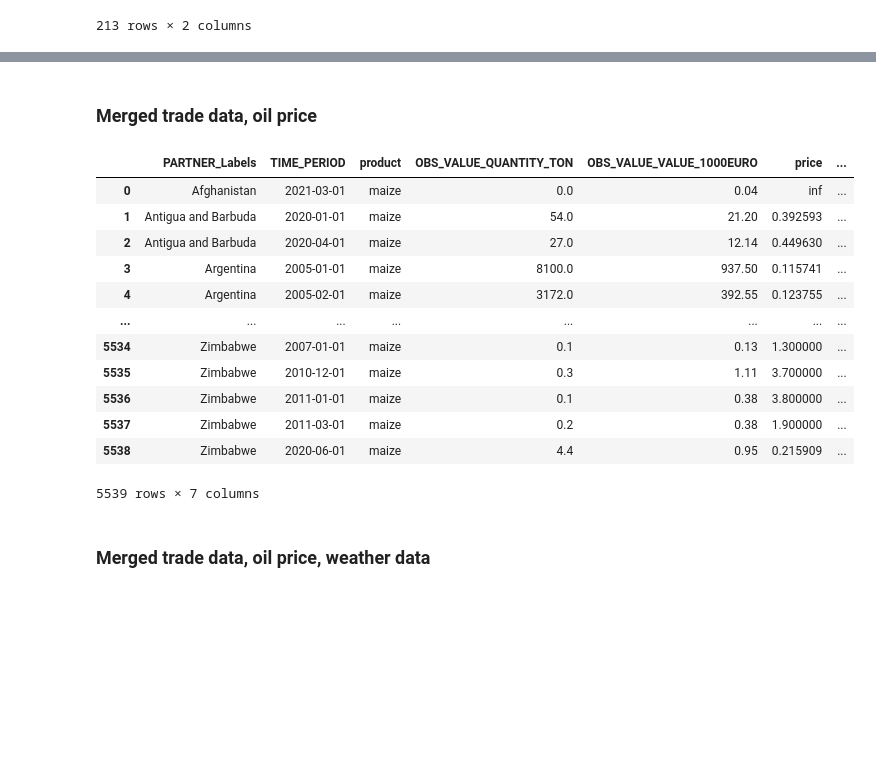
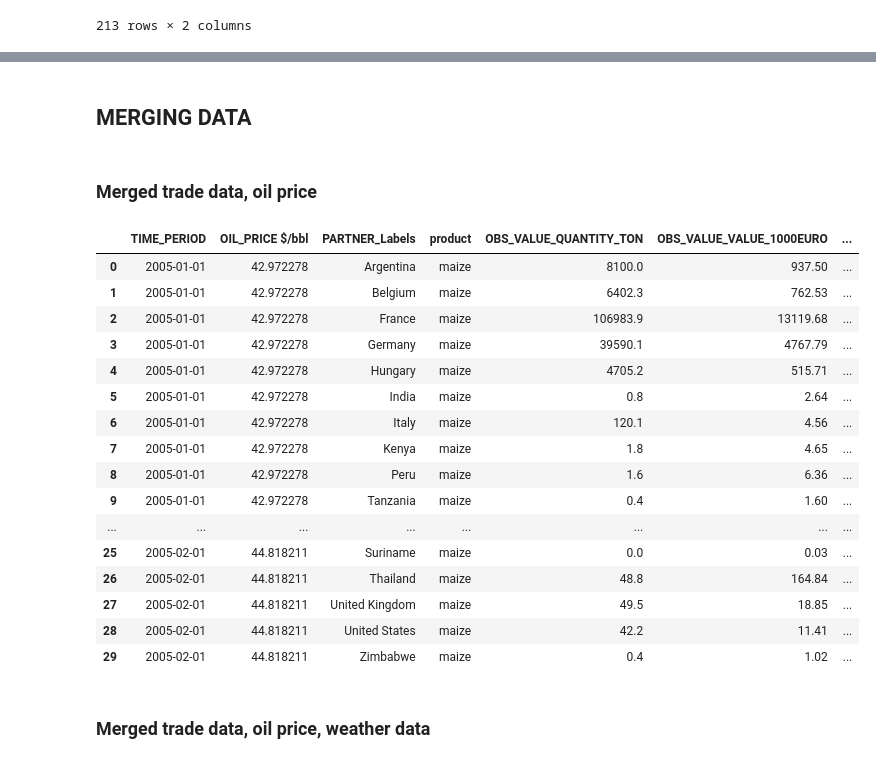
Before and after one commit to Gogonemnem/erasmus-university-rotterdam-assignments, a Jupyter notebook: code/notebooks/Bas/MAIZE - Data cleaning - full dataframe.ipynb, the cells around one changed output, grey strips where cells are left out. Cells and saved outputs as stored; diff of their text form; code cells hidden in the pictures; blank space fills up the shorter version.

```diff
--- a/code/notebooks/Bas/MAIZE - Data cleaning - full dataframe.ipynb
+++ b/code/notebooks/Bas/MAIZE - Data cleaning - full dataframe.ipynb
@@ -307,23 +305,29 @@ df_macroeconomic
+# %% [markdown]
+## MERGING DATA
 # %% [markdown]
 ### Merged trade data, oil price
 # %%
 df_maize['TIME_PERIOD'] = pd.to_datetime(df_maize['TIME_PERIOD'])
-df_merged_trade_oil = df_maize.merge(df_oil_price, on='TIME_PERIOD', how='left')
-df_merged_trade_oil
+df_merged_trade_oil = df_oil_price.merge(df_maize, on='TIME_PERIOD', how='outer')
+df_merged_trade_oil.head(30)
 # %% [output]
-|  | PARTNER_Labels | TIME_PERIOD | product | OBS_VALUE_QUANTITY_TON | OBS_VALUE_VALUE_1000EURO | price | ... |
-| 0 | Afghanistan | 2021-03-01 | maize | 0.0 | 0.04 | inf | ... |
-| 1 | Antigua and Barbuda | 2020-01-01 | maize | 54.0 | 21.20 | 0.392593 | ... |
-| 2 | Antigua and Barbuda | 2020-04-01 | maize | 27.0 | 12.14 | 0.449630 | ... |
-| 3 | Argentina | 2005-01-01 | maize | 8100.0 | 937.50 | 0.115741 | ... |
-| 4 | Argentina | 2005-02-01 | maize | 3172.0 | 392.55 | 0.123755 | ... |
+|  | TIME_PERIOD | OIL_PRICE $/bbl | PARTNER_Labels | product | OBS_VALUE_QUANTITY_TON | OBS_VALUE_VALUE_1000EURO | ... |
+| 0 | 2005-01-01 | 42.972278 | Argentina | maize | 8100.0 | 937.50 | ... |
+| 1 | 2005-01-01 | 42.972278 | Belgium | maize | 6402.3 | 762.53 | ... |
+| 2 | 2005-01-01 | 42.972278 | France | maize | 106983.9 | 13119.68 | ... |
+| 3 | 2005-01-01 | 42.972278 | Germany | maize | 39590.1 | 4767.79 | ... |
+| 4 | 2005-01-01 | 42.972278 | Hungary | maize | 4705.2 | 515.71 | ... |
+| 5 | 2005-01-01 | 42.972278 | India | maize | 0.8 | 2.64 | ... |
+| 6 | 2005-01-01 | 42.972278 | Italy | maize | 120.1 | 4.56 | ... |
+| 7 | 2005-01-01 | 42.972278 | Kenya | maize | 1.8 | 4.65 | ... |
+| 8 | 2005-01-01 | 42.972278 | Peru | maize | 1.6 | 6.36 | ... |
+| 9 | 2005-01-01 | 42.972278 | Tanzania | maize | 0.4 | 1.60 | ... |
 | ... | ... | ... | ... | ... | ... | ... | ... |
-| 5534 | Zimbabwe | 2007-01-01 | maize | 0.1 | 0.13 | 1.300000 | ... |
-| 5535 | Zimbabwe | 2010-12-01 | maize | 0.3 | 1.11 | 3.700000 | ... |
-| 5536 | Zimbabwe | 2011-01-01 | maize | 0.1 | 0.38 | 3.800000 | ... |
-| 5537 | Zimbabwe | 2011-03-01 | maize | 0.2 | 0.38 | 1.900000 | ... |
-| 5538 | Zimbabwe | 2020-06-01 | maize | 4.4 | 0.95 | 0.215909 | ... |
+| 25 | 2005-02-01 | 44.818211 | Suriname | maize | 0.0 | 0.03 | ... |
+| 26 | 2005-02-01 | 44.818211 | Thailand | maize | 48.8 | 164.84 | ... |
+| 27 | 2005-02-01 | 44.818211 | United Kingdom | maize | 49.5 | 18.85 | ... |
+| 28 | 2005-02-01 | 44.818211 | United States | maize | 42.2 | 11.41 | ... |
+| 29 | 2005-02-01 | 44.818211 | Zimbabwe | maize | 0.4 | 1.02 | ... |
-5539 rows × 7 columns
 # %% [markdown]
 ### Merged trade data, oil price, weather data
 # %%
```
Also changed, not shown: parts of 36 cells of this notebook, 17 other files.
